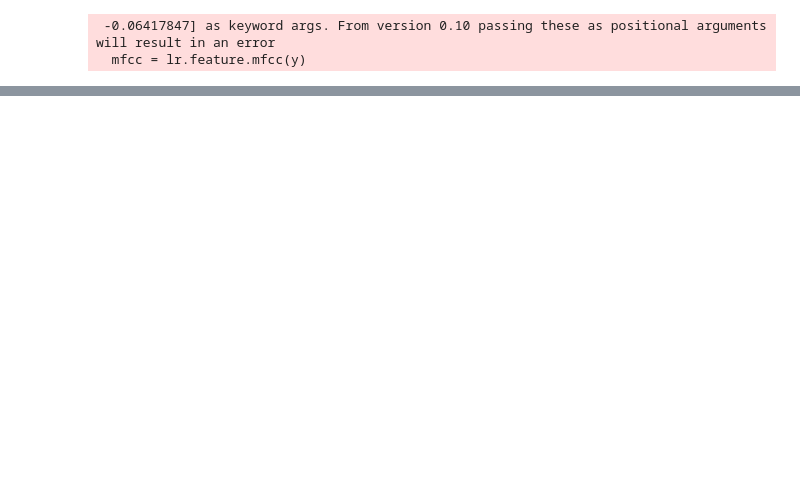
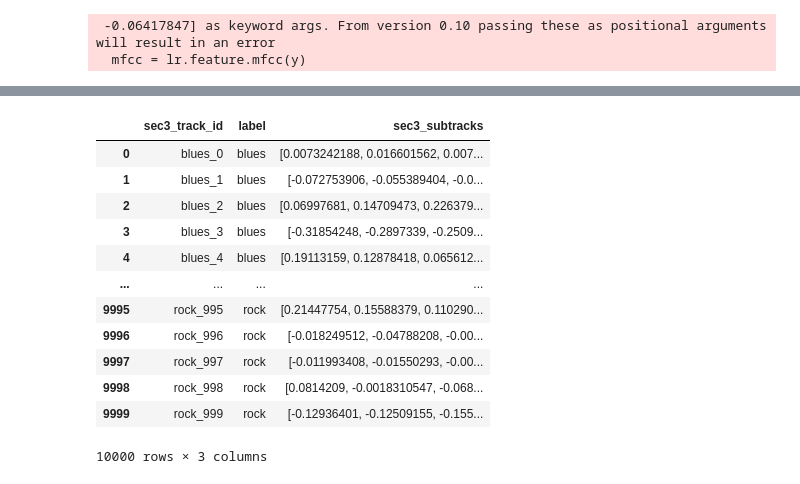
Before and after one commit to fabrizio-n/deepl_project, a Jupyter notebook: test.ipynb, the cells around one changed output, grey strips where cells are left out. Drawn from its saved outputs; the diff is of its cells as text; code cells hidden in the pictures; blank space fills up the shorter version.

```diff
--- a/test.ipynb
+++ b/test.ipynb
@@ -54,0 +78,37 @@ len(mfcc[0])/10
+# %%
+'''sec3_track_id = []
+label = []
+
+for dir in os.listdir('Data/genres_original'):
+
+    for i in range(1000):
+
+        sec3_track_id.append(f'{dir}_{i}')
+        label.append(f'{dir}')'''
+# %%
+'''data = pd.DataFrame()
+data['sec3_track_id'] = sec3_track_id
+data['label'] = label
+data['sec3_subtracks'] = sec3_subtracks'''
+# %%
+'''with open('data_id_lab_subt', 'wb') as f:
+    pickle.dump(data, f)'''
+# %%
+with open('data_id_lab_subt', 'rb') as f:
+    data = pickle.load(f)
+# %%
+data
+# %% [output]
+|  | sec3_track_id | label | sec3_subtracks |
+| 0 | blues_0 | blues | [0.0073242188, 0.016601562, 0.007... |
+| 1 | blues_1 | blues | [-0.072753906, -0.055389404, -0.0... |
+| 2 | blues_2 | blues | [0.06997681, 0.14709473, 0.226379... |
+| 3 | blues_3 | blues | [-0.31854248, -0.2897339, -0.2509... |
+| 4 | blues_4 | blues | [0.19113159, 0.12878418, 0.065612... |
+| ... | ... | ... | ... |
+| 9995 | rock_995 | rock | [0.21447754, 0.15588379, 0.110290... |
+| 9996 | rock_996 | rock | [-0.018249512, -0.04788208, -0.00... |
+| 9997 | rock_997 | rock | [-0.011993408, -0.01550293, -0.00... |
+| 9998 | rock_998 | rock | [0.0814209, -0.0018310547, -0.068... |
+| 9999 | rock_999 | rock | [-0.12936401, -0.12509155, -0.155... |
+10000 rows × 3 columns
```
Also changed, not shown: parts of 22 cells of this notebook, 4 other files.
